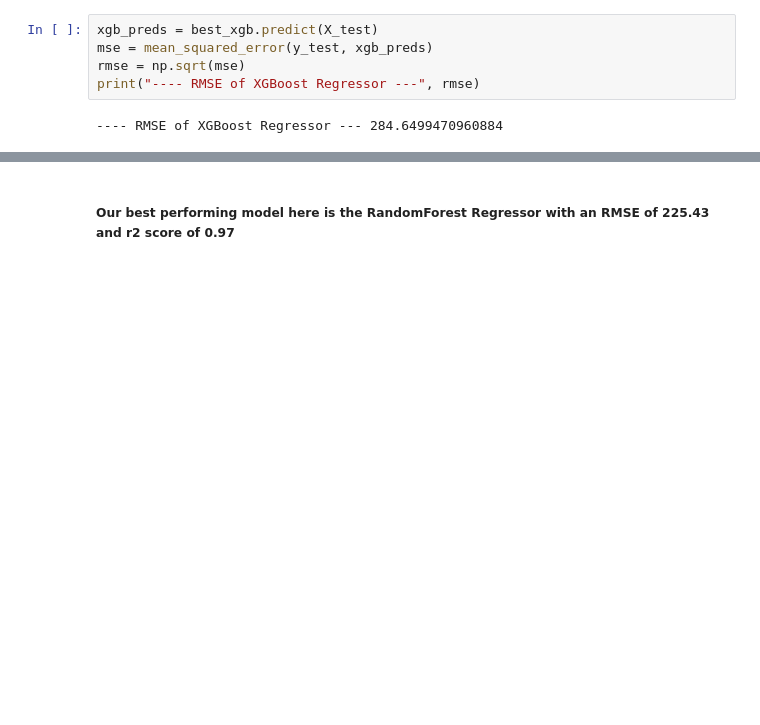
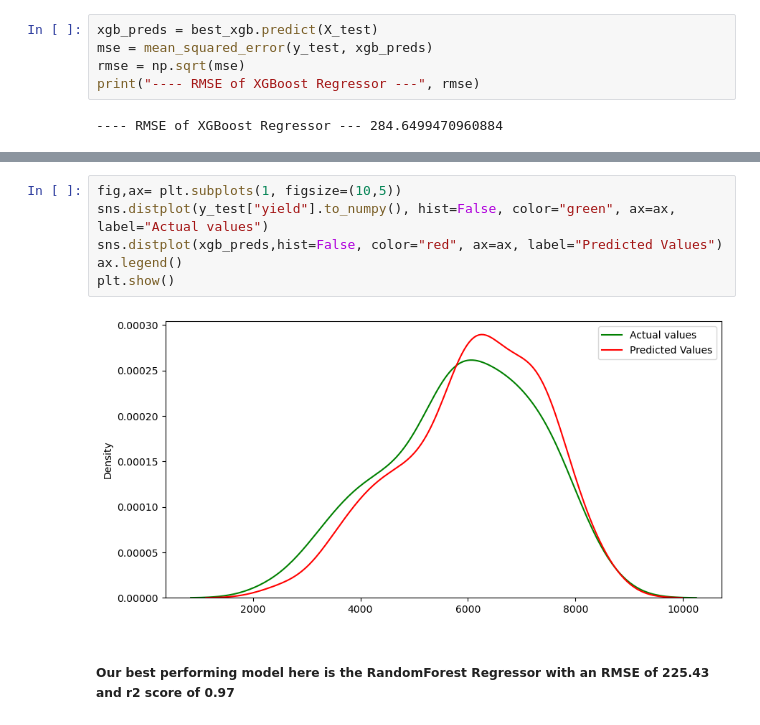
Before and after one commit to FRANKSADWAR/Wild-blueberry-yield-prediction, a Jupyter notebook: notebooks/Yield_prediction_and_data_exploration.ipynb, the cells around one changed output, grey strips where cells are left out. Cells and saved outputs as stored; diff of their text form; blank space fills up the shorter version.

```diff
--- a/notebooks/Yield_prediction_and_data_exploration.ipynb
+++ b/notebooks/Yield_prediction_and_data_exploration.ipynb
@@ -987,2 +1018,10 @@ Text(0, 0.5, 'Predicted Yield')
+# %%
+fig,ax= plt.subplots(1, figsize=(10,5))
+sns.distplot(y_test["yield"].to_numpy(), hist=False, color="green", ax=ax, label="Actual values")
+sns.distplot(xgb_preds,hist=False, color="red", ax=ax, label="Predicted Values")
+ax.legend()
+plt.show()
+# %% [output]
+[figure, added]
 # %% [markdown]
 ##### Our best performing model here is the RandomForest Regressor with an RMSE of 225.43 and r2 score of 0.97
```
Also changed, not shown: parts of 6 cells of this notebook.
